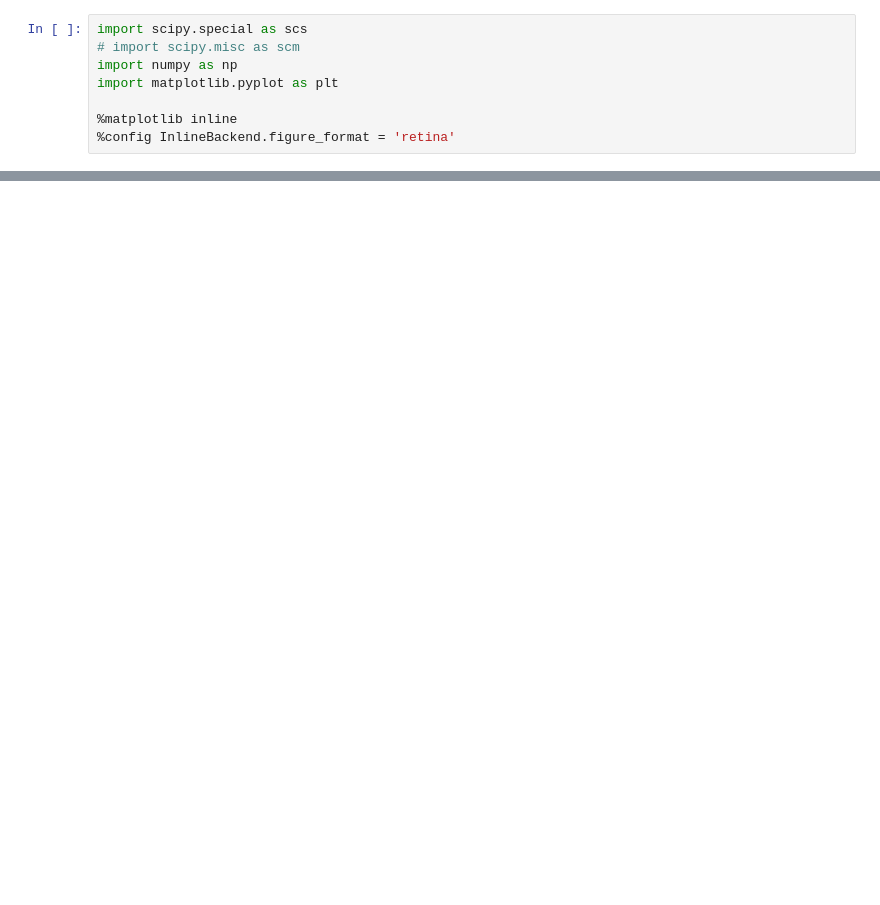
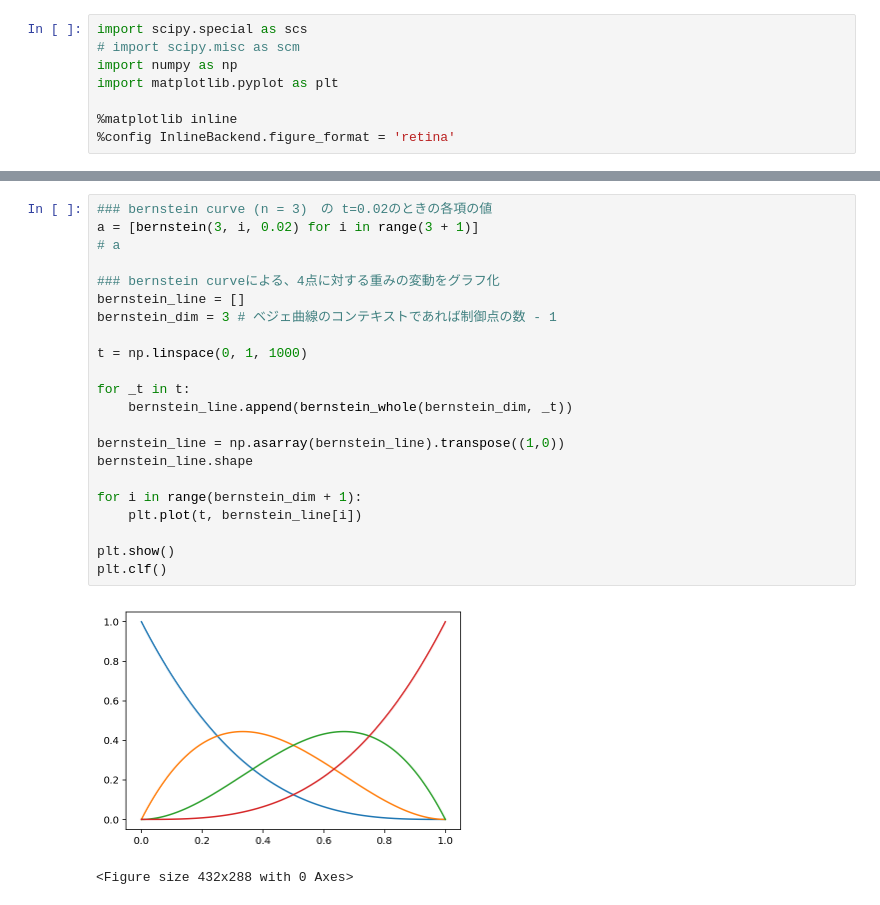
Before and after one commit to jankenshow/tf_keras_prac, a Jupyter notebook: image_alpha/Bezier_curve_surface.ipynb, the cells around one changed output, grey strips where cells are left out. Cells and saved outputs as stored; diff of their text form; blank space fills up the shorter version.

```diff
--- a/image_alpha/Bezier_curve_surface.ipynb
+++ b/image_alpha/Bezier_curve_surface.ipynb
@@ -16 +32,26 @@ def bezier(n, t, q):
+# %%
+### bernstein curve (n = 3)　の t=0.02のときの各項の値
+a = [bernstein(3, i, 0.02) for i in range(3 + 1)]
+# a
+
+### bernstein curveによる、4点に対する重みの変動をグラフ化
+bernstein_line = []
+bernstein_dim = 3 # ベジェ曲線のコンテキストであれば制御点の数 - 1
+
+t = np.linspace(0, 1, 1000)
+
+for _t in t:
+    bernstein_line.append(bernstein_whole(bernstein_dim, _t))
+
+bernstein_line = np.asarray(bernstein_line).transpose((1,0))
+bernstein_line.shape
+
+for i in range(bernstein_dim + 1):
+    plt.plot(t, bernstein_line[i])
+
+plt.show()
+plt.clf()
+# %% [output]
+[figure, added]
+<Figure size 432x288 with 0 Axes>
 # %%
```
Also changed, not shown: parts of 24 cells of this notebook, 9 other files.
